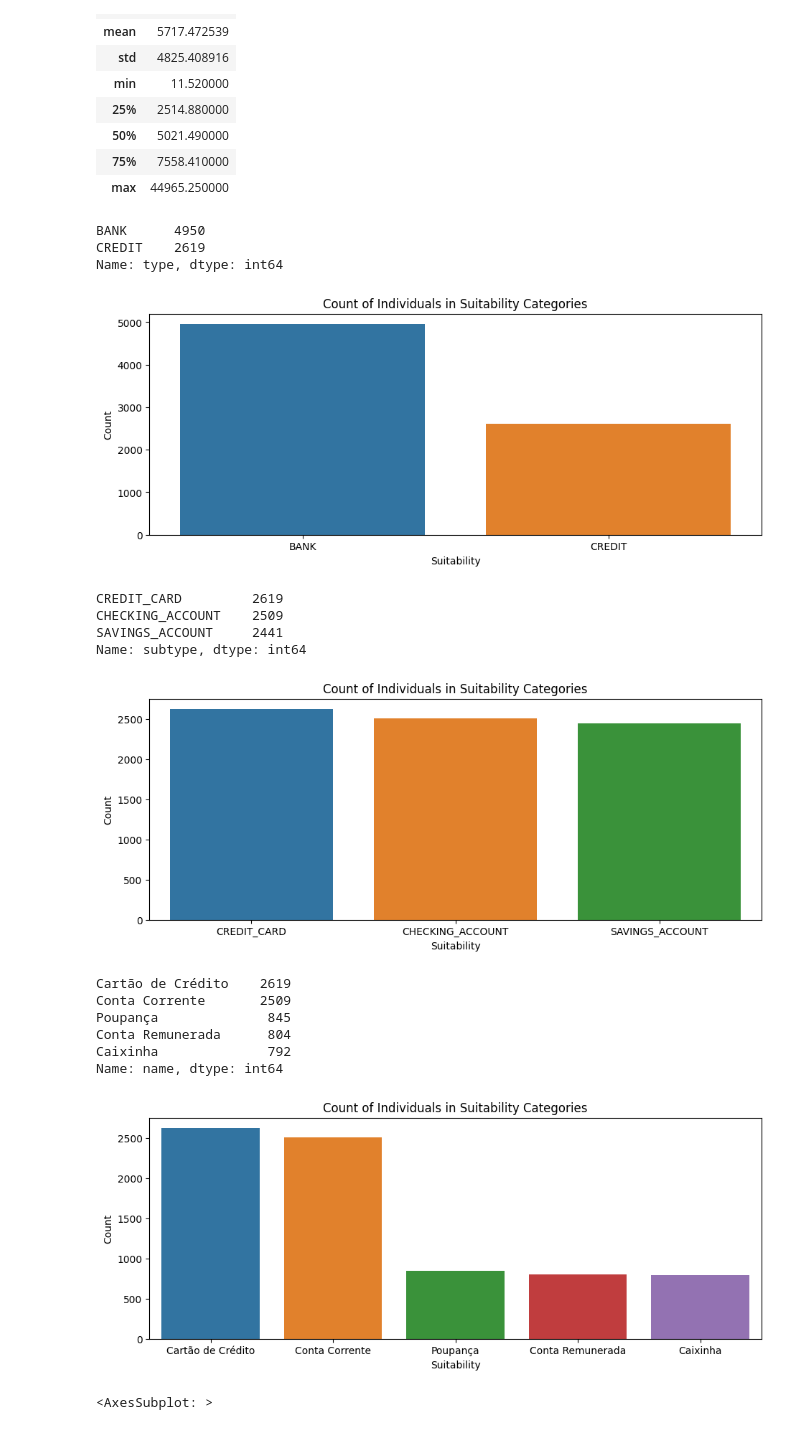
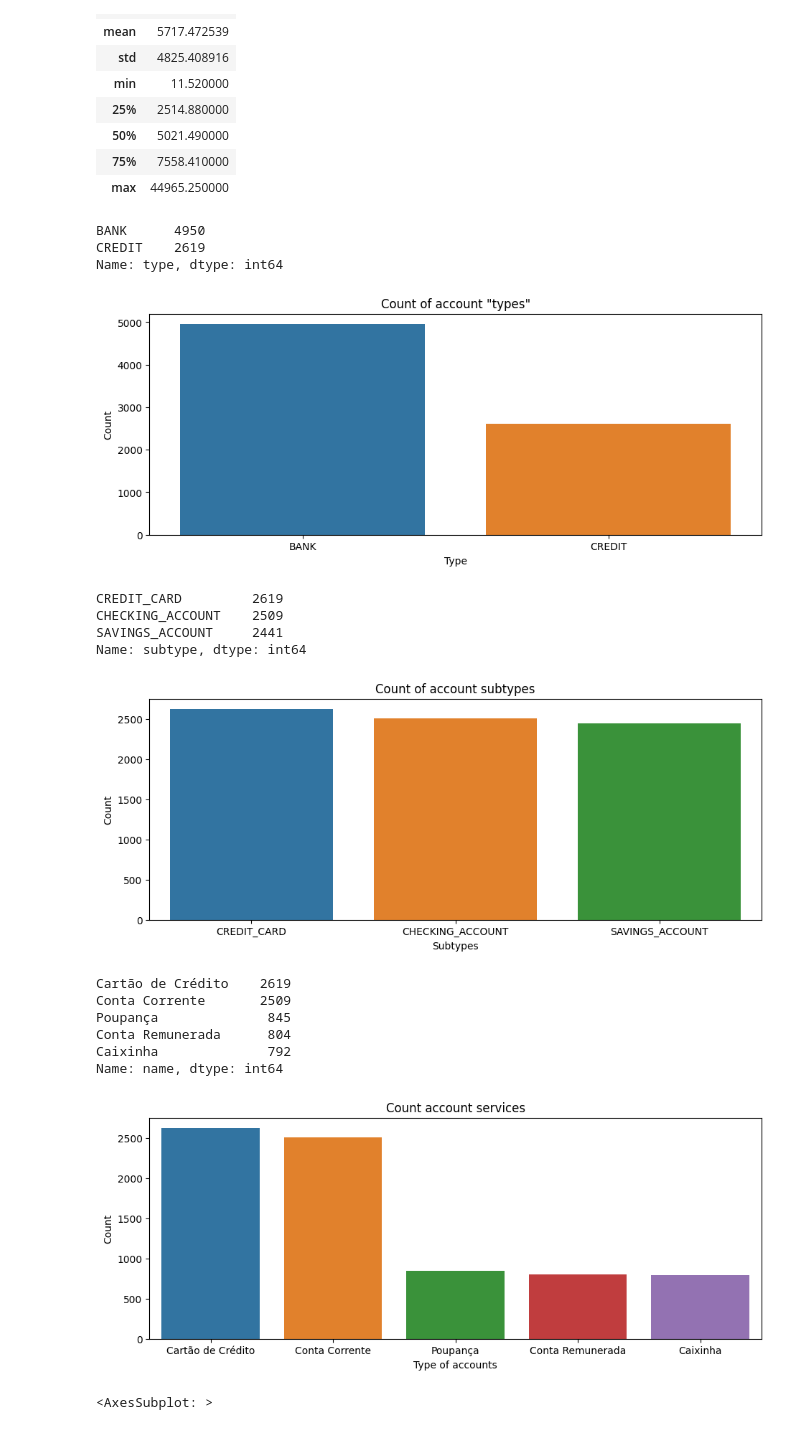
Before and after one commit to PeterRibs/personal_finances, a Jupyter notebook: project_personal_finances.ipynb, the cells around one changed output. Drawn from its saved outputs; the diff is of its cells as text; code cells hidden in the pictures.

```diff
--- a/project_personal_finances.ipynb
+++ b/project_personal_finances.ipynb
@@ -286,47 +324,47 @@ display(accounts["type"].value_counts())
 
 plt.figure(figsize=(11, 4))
 sns.barplot(y=accounts["type"].value_counts().values, x=accounts["type"].value_counts().index)
-plt.xlabel('Suitability')
+plt.xlabel('Type')
 plt.ylabel('Count')
-plt.title('Count of Individuals in Suitability Categories')
+plt.title('Count of account "types"')
 plt.show()
 # %% [output]
 BANK      4950
 CREDIT    2619
 Name: type, dtype: int64
-[figure, old version]
+[figure, new version]
 # %%
 display(accounts["subtype"].value_counts())
 
 plt.figure(figsize=(11, 4))
 sns.barplot(y=accounts["subtype"].value_counts().values, x=accounts["subtype"].value_counts().index)
-plt.xlabel('Suitability')
+plt.xlabel('Subtypes')
 plt.ylabel('Count')
-plt.title('Count of Individuals in Suitability Categories')
+plt.title('Count of account subtypes')
 plt.show()
 # %% [output]
 CREDIT_CARD         2619
 CHECKING_ACCOUNT    2509
 SAVINGS_ACCOUNT     2441
 Name: subtype, dtype: int64
-[figure, old version]
+[figure, new version]
 # %%
 display(accounts["name"].value_counts())
 
 plt.figure(figsize=(11, 4))
 sns.barplot(y=accounts["name"].value_counts().values, x=accounts["name"].value_counts().index)
-plt.xlabel('Suitability')
+plt.xlabel('Type of accounts')
 plt.ylabel('Count')
-plt.title('Count of Individuals in Suitability Categories')
+plt.title('Count account services')
 plt.show()
 # %% [output]
 Cartão de Crédito    2619
 Conta Corrente       2509
 Poupança              845
 Conta Remunerada      804
 Caixinha              792
 Name: name, dtype: int64
-[figure, old version]
+[figure, new version]
 # %%
 accounts.balance.hist()
 # %% [output]
```
Also changed, not shown: parts of 59 cells of this notebook.
